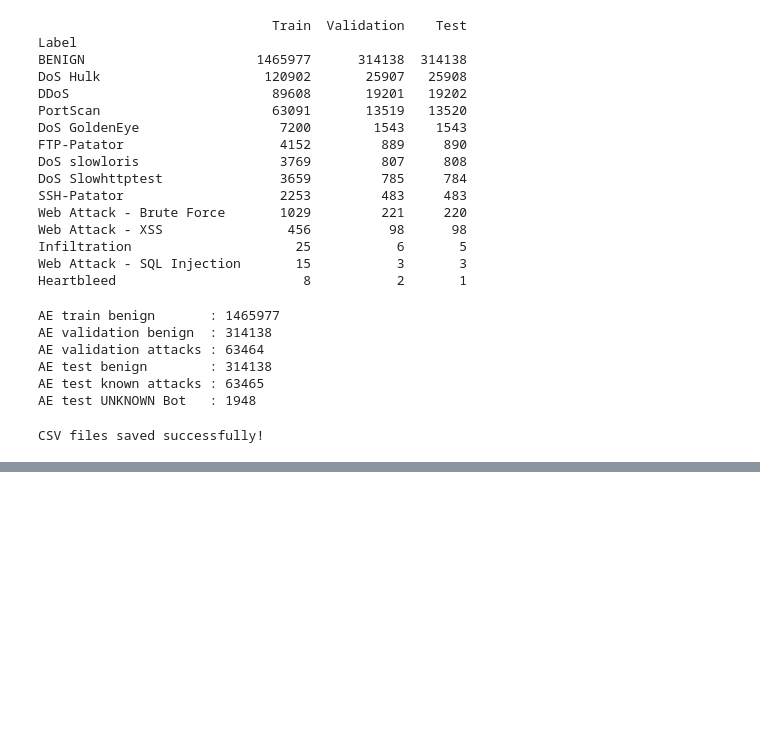
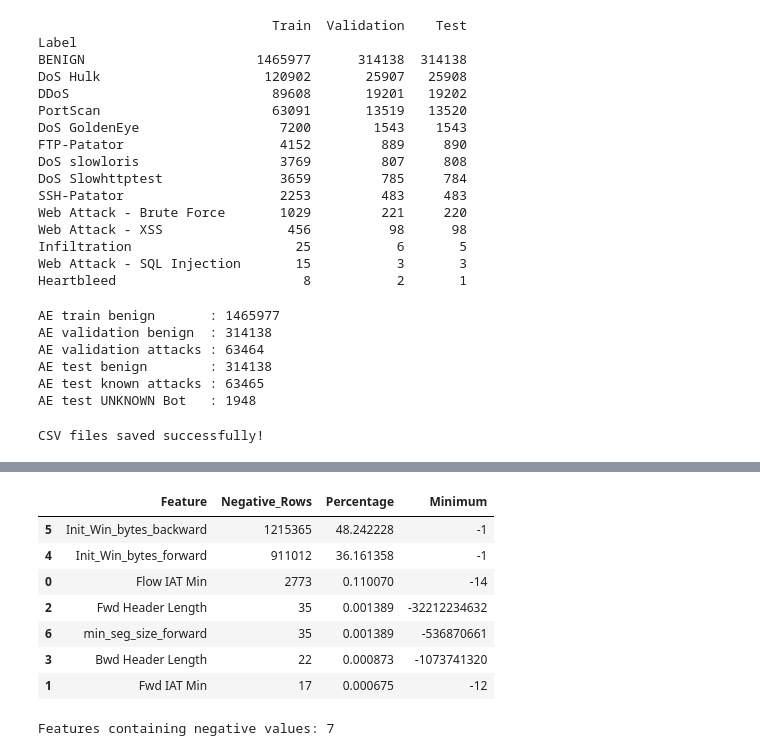
Before and after one commit to harshita-kode/Hybrid-Network-Intrusion-Detection, a Jupyter notebook: notebooks/exploration/data_exploration.ipynb, the cells around one changed output, grey strips where cells are left out. Cells and saved outputs as stored; diff of their text form; code cells hidden in the pictures; blank space fills up the shorter version.

Commit message:
Finalize CIC-IDS2017 preprocessing and replace V1 data pipeline

```diff
--- a/notebooks/exploration/data_exploration.ipynb
+++ b/notebooks/exploration/data_exploration.ipynb
@@ -1363,0 +1429,47 @@ y_train = train_df["Label"]
+# %%
+import numpy as np
+import pandas as pd
+
+# Model features only — exclude target and metadata
+feature_cols = [
+    c for c in df_clean.columns
+    if c not in ["Label", "source_file"]
+]
+
+negative_summary = []
+
+for col in feature_cols:
+    neg_mask = df_clean[col] < 0
+    count = neg_mask.sum()
+
+    if count > 0:
+        negative_summary.append({
+            "Feature": col,
+            "Negative_Rows": int(count),
+            "Percentage": count / len(df_clean) * 100,
+            "Minimum": df_clean.loc[neg_mask, col].min()
+        })
+
+negative_summary = pd.DataFrame(
+    negative_summary
+).sort_values(
+    "Negative_Rows",
+    ascending=False
+)
+
+display(negative_summary)
+
+print(
+    "\nFeatures containing negative values:",
+    len(negative_summary)
+)
+# %% [output]
+|  | Feature | Negative_Rows | Percentage | Minimum |
+| 5 | Init_Win_bytes_backward | 1215365 | 48.242228 | -1 |
+| 4 | Init_Win_bytes_forward | 911012 | 36.161358 | -1 |
+| 0 | Flow IAT Min | 2773 | 0.110070 | -14 |
+| 2 | Fwd Header Length | 35 | 0.001389 | -32212234632 |
+| 6 | min_seg_size_forward | 35 | 0.001389 | -536870661 |
+| 3 | Bwd Header Length | 22 | 0.000873 | -1073741320 |
+| 1 | Fwd IAT Min | 17 | 0.000675 | -12 |
+Features containing negative values: 7
```
Also changed, not shown: parts of 28 cells of this notebook, 7 other files.
